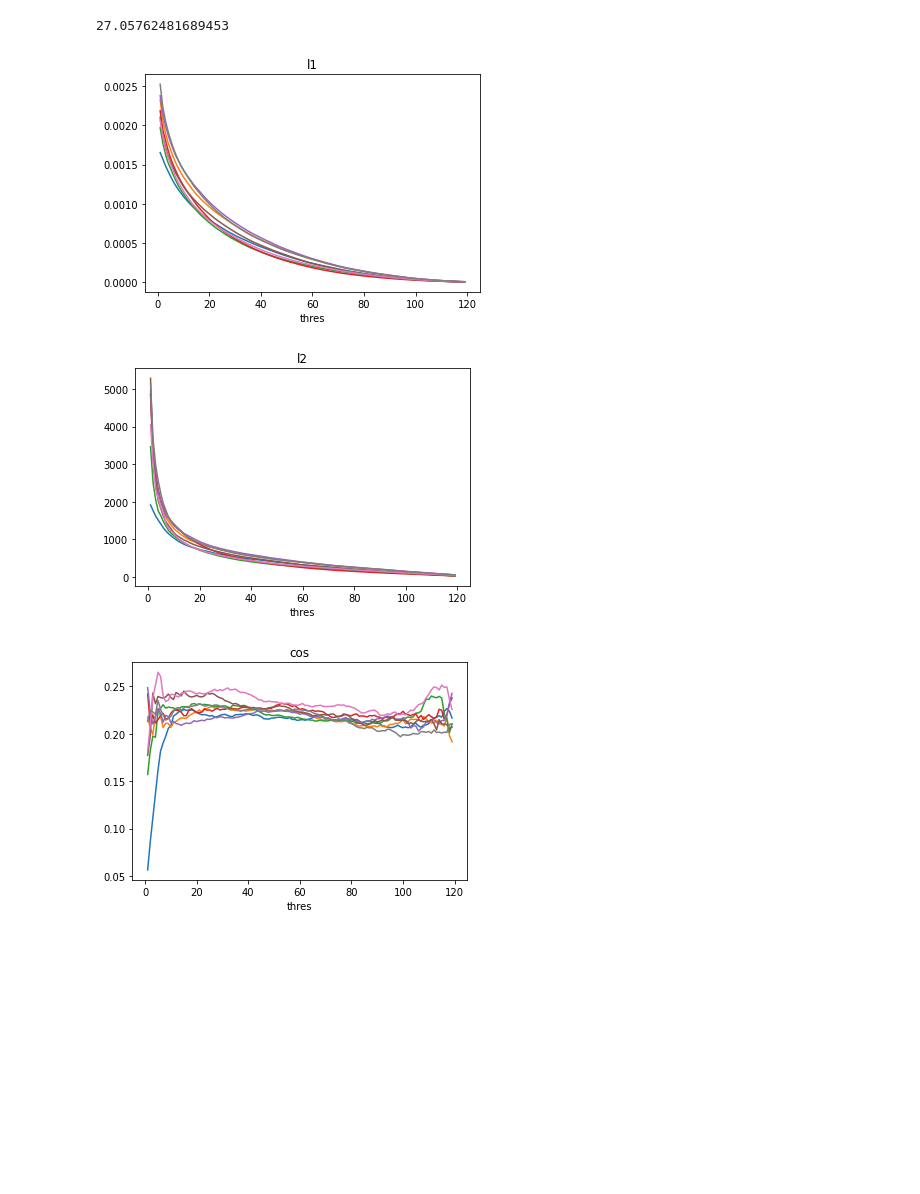
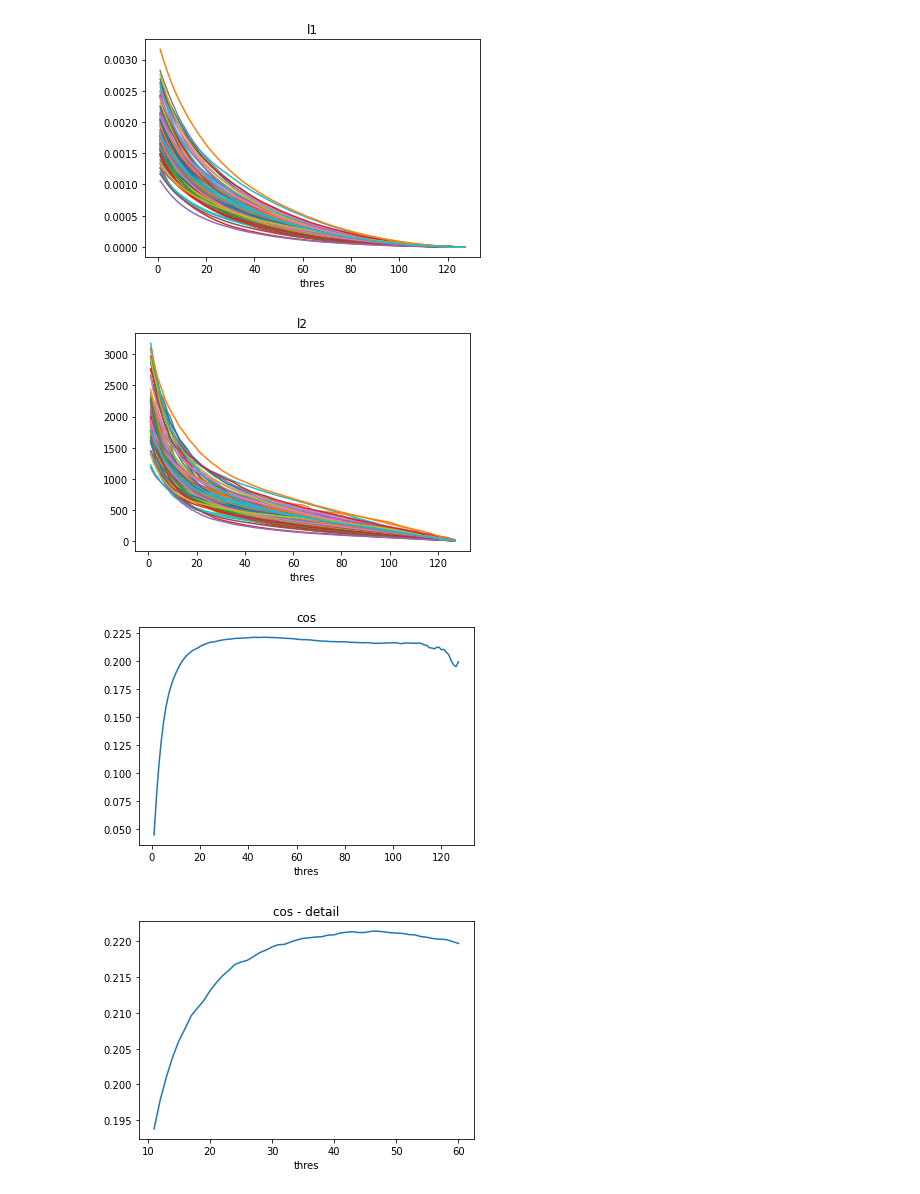
Before and after one commit to jholzem/artifact_regularization_for_gans, a Jupyter notebook: genforce/fourier_offline.ipynb, the cells around one changed output. Cells and saved outputs as stored; diff of their text form; code cells hidden in the pictures; blank space fills up the shorter version.

```diff
--- a/genforce/fourier_offline.ipynb
+++ b/genforce/fourier_offline.ipynb
@@ -31,6 +31,7 @@ def fourier_dissimilarity(fake_images, real_images, metric, thres=1):
         return 0
 # %%
 path = '/Users/max/Desktop/realZfake_res/'
+n_pairs = 1000
 # %%
 # load images
 
@@ -40,7 +41,7 @@ fake_list = []
 real_files = sorted(os.listdir(path+'real'))
 fake_files = sorted(os.listdir(path+'fake'))
 
-for idx in range(len(real_files)):
+for idx in range(min(len(real_files), n_pairs)):
     real_list.append(plt.imread(path+'real/'+real_files[idx]))
     fake_list.append(plt.imread(path+'fake/'+fake_files[idx]))
 
@@ -59,7 +60,7 @@ fd_1_list = []
 fd_2_list = []
 fd_cos_list = []
 
-thresholds = np.arange(1, 120)
+thresholds = np.arange(1, 128)
 
 start = time.time()
 
@@ -69,31 +70,37 @@ for thres in thresholds:
     fd_2_list.append(fourier_dissimilarity(real, fake, '2', thres).numpy())
     fd_cos_list.append(fourier_dissimilarity(real, fake, 'cos', thres).numpy())
 
-print(time.time()-start)
+print(time.time()-start, 'seconds')
 
 fd_1 = np.array(fd_1_list)
 fd_2 = np.array(fd_2_list)
 fd_cos = np.array(fd_cos_list)
-# %% [output]
-27.05762481689453
 # %%
 # plot results
 
 plt.plot(thresholds, fd_1)#/((256-2*thresholds)*(128-thresholds))[:,None])
 plt.xlabel('thres')
 plt.title('l1')
 plt.show()
 
 plt.plot(thresholds, fd_2)#/((256-2*thresholds)*(128-thresholds))[:,None])
 plt.xlabel('thres')
 plt.title('l2')
 plt.show()
 
-plt.plot(thresholds, fd_cos)
+plt.plot(thresholds, np.mean(fd_cos, axis=1))
+#plt.plot(thresholds, fd_cos)
 plt.xlabel('thres')
 plt.title('cos')
 plt.show()
+
+plt.plot(thresholds[10:60], np.mean(fd_cos[10:60,:], axis=1))
+#plt.plot(thresholds, fd_cos)
+plt.xlabel('thres')
+plt.title('cos - detail')
+plt.show()
 # %% [output]
-[figure, old version]
+[figure, new version]
-[figure, old version]
+[figure, new version]
-[figure, old version]
+[figure, new version]
+[figure, added]
```
Also changed, not shown: parts of 1 cell of this notebook, 1 other file.
